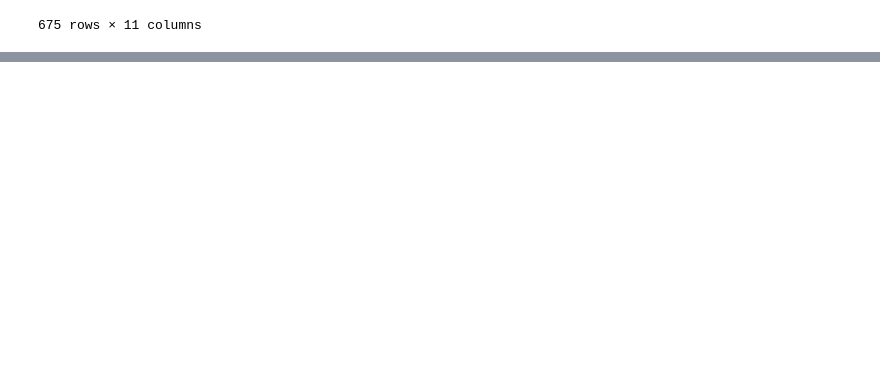
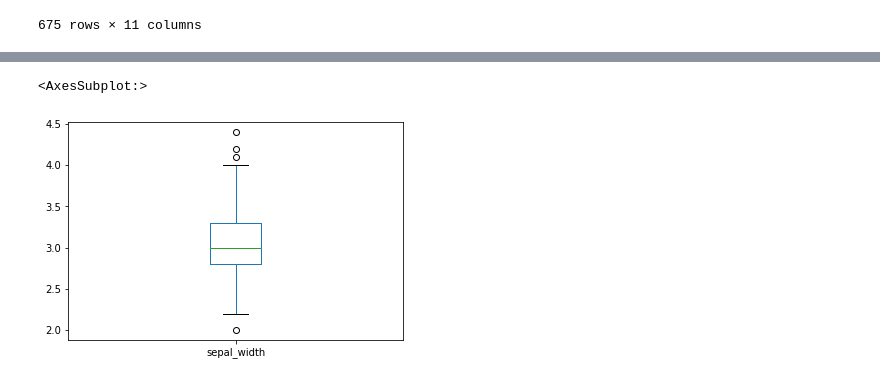
Before and after one commit to marko-knoebl/courses-code, a Jupyter notebook: 2021-03-29-python-intermediate/pandas_demo.ipynb, the cells around one changed output, grey strips where cells are left out. Saved outputs shown, nothing was run; the diff lists cells and outputs as text; code cells hidden in the pictures; blank space fills up the shorter version.

```diff
--- a/2021-03-29-python-intermediate/pandas_demo.ipynb
+++ b/2021-03-29-python-intermediate/pandas_demo.ipynb
@@ -207,0 +249,2 @@ import tables
+# %%
+iris["sepal_ratio"] = iris["sepal_length"] / iris["sepal_width"]
@@ -207,0 +382,5 @@ import tables
+# %%
+iris["sepal_width"].plot.box()
+# %% [output]
+<AxesSubplot:>
+[figure, added]
```
Also changed, not shown: parts of 37 cells of this notebook, 7 other files.
